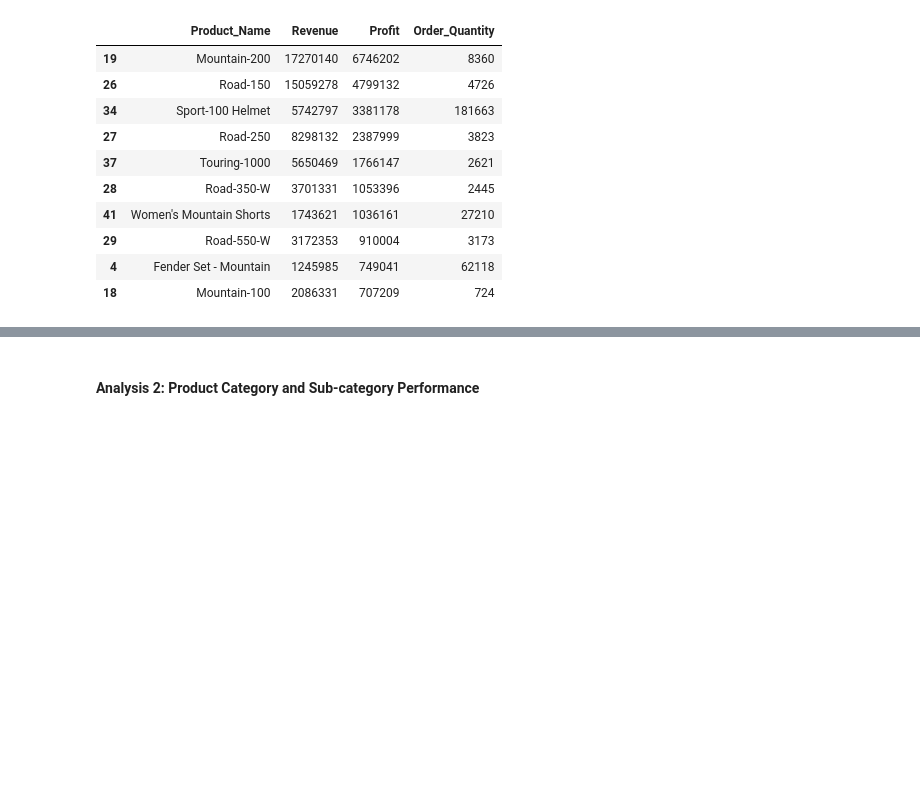
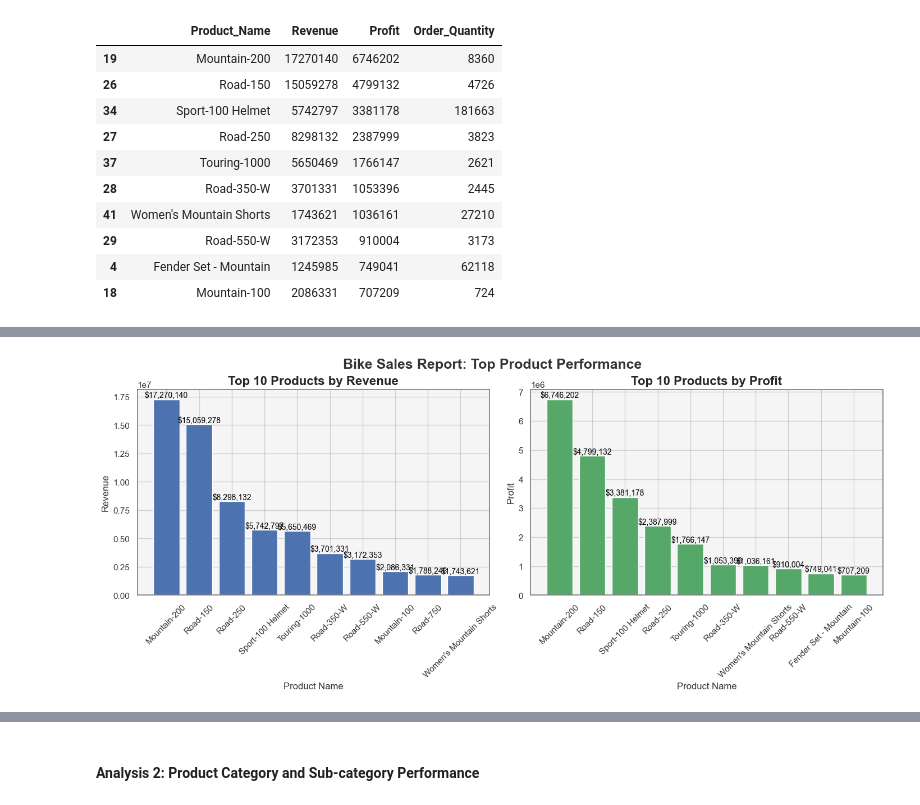
Before and after one commit to JinnOppa/Data-Analysis-Portfolio, a Jupyter notebook: bike-sales/sales2.ipynb, the cells around one changed output, grey strips where cells are left out. Cells and saved outputs as stored; diff of their text form; code cells hidden in the pictures; blank space fills up the shorter version.

```diff
--- a/bike-sales/sales2.ipynb
+++ b/bike-sales/sales2.ipynb
@@ -221,0 +246,62 @@ top_products_profit
+# %%
+import matplotlib.pyplot as plt
+import seaborn as sns
+
+# Set theme and color scheme
+sns.set_theme(style="whitegrid", palette="muted")
+colors = {
+    "main": "#4C72B0",    # Deep blue for primary data points (e.g., revenue)
+    "highlight": "#DD8452", # Orange for highlights or top products
+    "secondary": "#55A868", # Green for positive metrics like profit
+}
+
+# Apply settings to matplotlib
+plt.rcParams.update({
+    "axes.titlesize": 16,
+    "axes.titleweight": "bold",
+    "axes.labelsize": 12,
+    "axes.labelcolor": "#333333",
+    "axes.facecolor": "#F5F5F5",
+    "axes.edgecolor": "gray",
+    "xtick.color": "#333333",
+    "ytick.color": "#333333",
+    "grid.color": "gray",
+    "grid.alpha": 0.3,
+    "font.family": "sans-serif",
+    "font.sans-serif": ["Arial", "Helvetica", "DejaVu Sans"],
+})
+
+# Create the figure and subplots
+fig, (ax1, ax2) = plt.subplots(1, 2, figsize=(14, 6), constrained_layout=True)
+
+# Plot 1: Top products by revenue
+bars1 = ax1.bar(top_products_revenue["Product_Name"], top_products_revenue["Revenue"], color=colors["main"])
+ax1.set_title("Top 10 Products by Revenue")
+ax1.set_xlabel("Product Name")
+ax1.set_ylabel("Revenue")
+ax1.tick_params(axis="x", rotation=45)
+
+# Annotate bars with revenue values
+for bar in bars1:
+    height = bar.get_height()
+    ax1.text(bar.get_x() + bar.get_width() / 2, height,
+             f"${height:,.0f}", ha="center", va="bottom", fontsize=10, color="black")
+
+# Plot 2: Top products by profit
+bars2 = ax2.bar(top_products_profit["Product_Name"], top_products_profit["Profit"], color=colors["secondary"])
+ax2.set_title("Top 10 Products by Profit")
+ax2.set_xlabel("Product Name")
+ax2.set_ylabel("Profit")
+ax2.tick_params(axis="x", rotation=45)
+
+# Annotate bars with profit values
+for bar in bars2:
+    height = bar.get_height()
+    ax2.text(bar.get_x() + bar.get_width() / 2, height,
+             f"${height:,.0f}", ha="center", va="bottom", fontsize=10, color="black")
+
+# Set a global title and show the plot
+plt.suptitle("Bike Sales Report: Top Product Performance", fontsize=18, weight="bold", color="#333333")
+plt.show()
+# %% [output]
+[figure, added]
```
Also changed, not shown: parts of 5 cells of this notebook.
